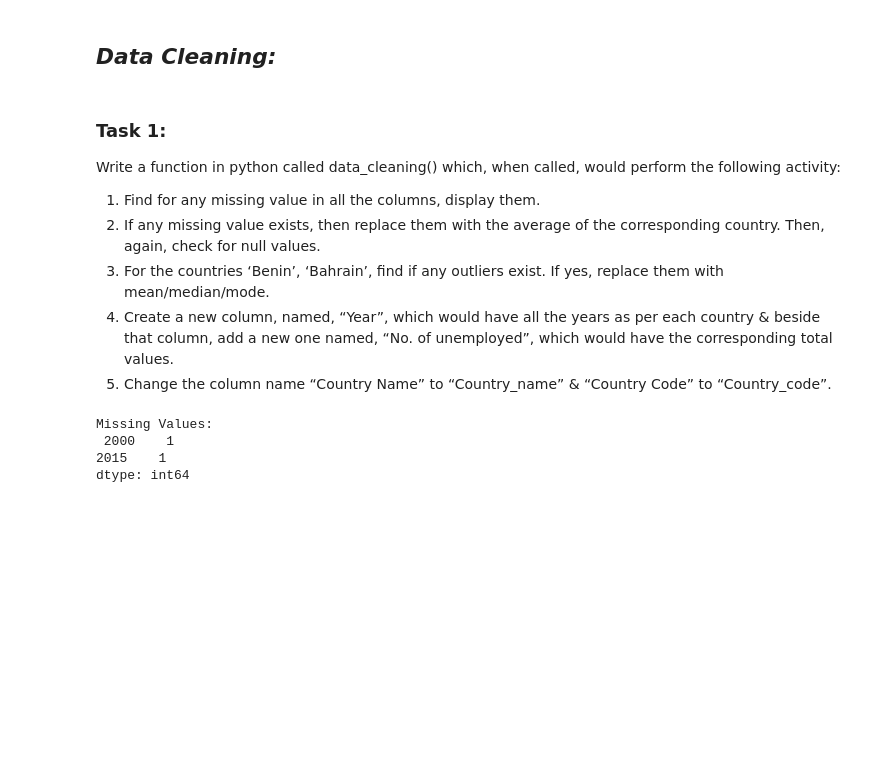
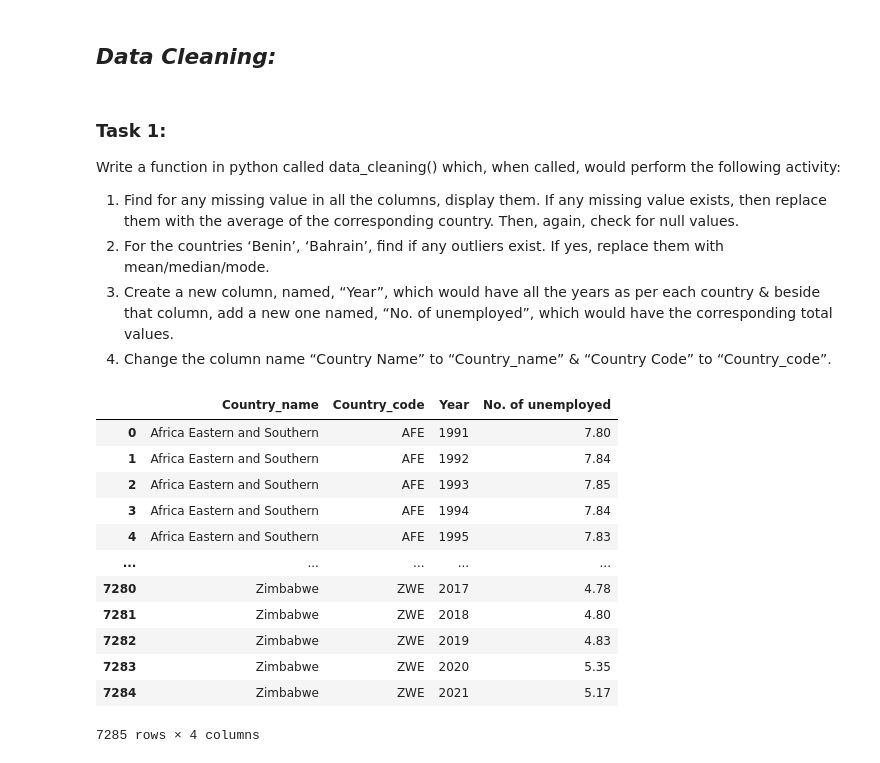
Before and after one commit to AnushkaGupta18/Fittlyf-Task-ML, a Jupyter notebook: Fittlyf_ML_Internship_Task.ipynb, the cells around one changed output. Cells and saved outputs as stored; diff of their text form; code cells hidden in the pictures; blank space fills up the shorter version.

```diff
--- a/Fittlyf_ML_Internship_Task.ipynb
+++ b/Fittlyf_ML_Internship_Task.ipynb
@@ -135,8 +135,7 @@ unemployment_sum_df
 # %% [markdown]
 ### **Task 1:**
 Write a function in python called data_cleaning() which, when called, would perform the following activity:
-1. Find for any missing value in all the columns, display them.
-2. If any missing value exists, then replace them with the average of the corresponding country. Then, again, check for null values.
-3. For the countries ‘Benin’, ‘Bahrain’, find if any outliers exist. If yes, replace them with mean/median/mode.
-4. Create a new column, named, “Year”, which would have all the years as per each country & beside that column, add a new one named, “No. of unemployed”, which would have the corresponding total values.
-5. Change the column name “Country Name” to “Country_name” & “Country Code” to “Country_code”.
+1. Find for any missing value in all the columns, display them. If any missing value exists, then replace them with the average of the corresponding country. Then, again, check for null values.
+2. For the countries ‘Benin’, ‘Bahrain’, find if any outliers exist. If yes, replace them with mean/median/mode.
+3. Create a new column, named, “Year”, which would have all the years as per each country & beside that column, add a new one named, “No. of unemployed”, which would have the corresponding total values.
+4. Change the column name “Country Name” to “Country_name” & “Country Code” to “Country_code”.
@@ -149,7 +195,18 @@ def data_cleaning(df):
 # %%
-data_cleaned = data_cleaning(df)
+new_df = data_cleaning(df)
-# %% [output]
-Missing Values:
- 2000    1
-2015    1
-dtype: int64
+# %%
+new_df
+# %% [output]
+|  | Country_name | Country_code | Year | No. of unemployed |
+| 0 | Africa Eastern and Southern | AFE | 1991 | 7.80 |
+| 1 | Africa Eastern and Southern | AFE | 1992 | 7.84 |
+| 2 | Africa Eastern and Southern | AFE | 1993 | 7.85 |
+| 3 | Africa Eastern and Southern | AFE | 1994 | 7.84 |
+| 4 | Africa Eastern and Southern | AFE | 1995 | 7.83 |
+| ... | ... | ... | ... | ... |
+| 7280 | Zimbabwe | ZWE | 2017 | 4.78 |
+| 7281 | Zimbabwe | ZWE | 2018 | 4.80 |
+| 7282 | Zimbabwe | ZWE | 2019 | 4.83 |
+| 7283 | Zimbabwe | ZWE | 2020 | 5.35 |
+| 7284 | Zimbabwe | ZWE | 2021 | 5.17 |
+7285 rows × 4 columns
```
Also changed, not shown: parts of 12 cells of this notebook.
